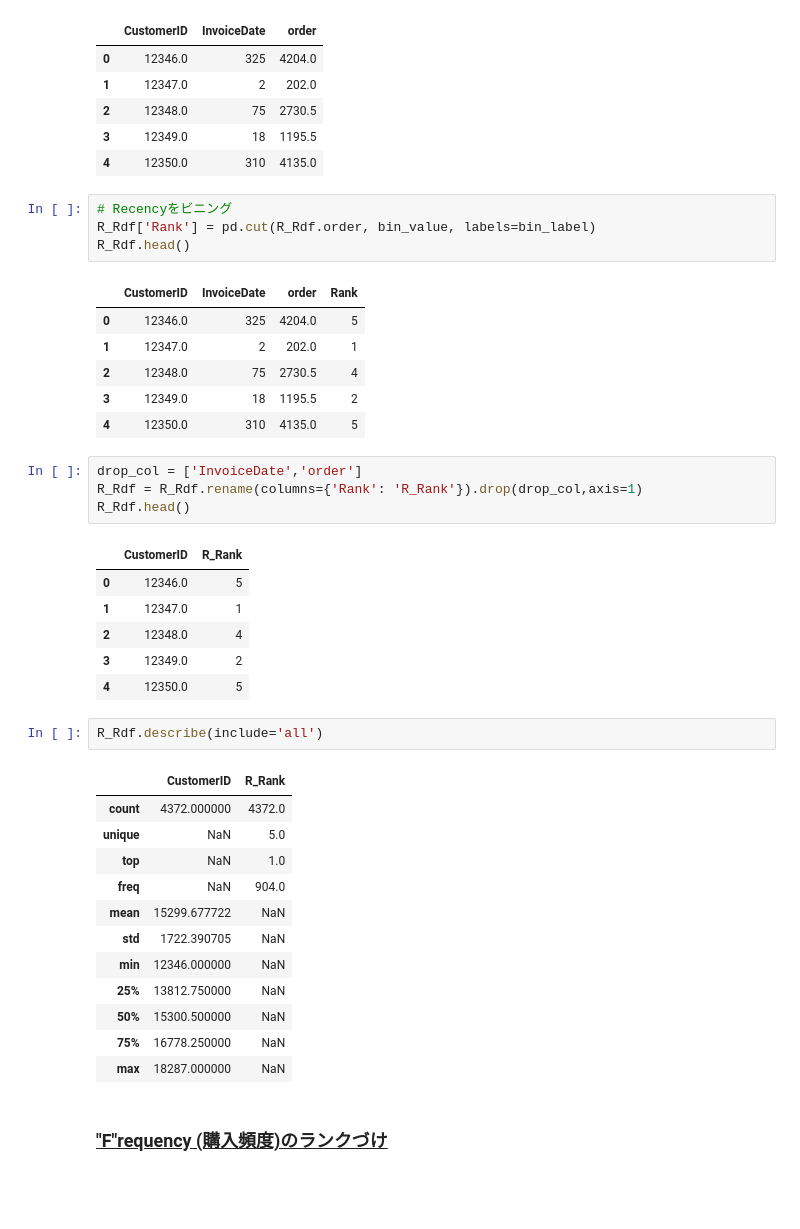
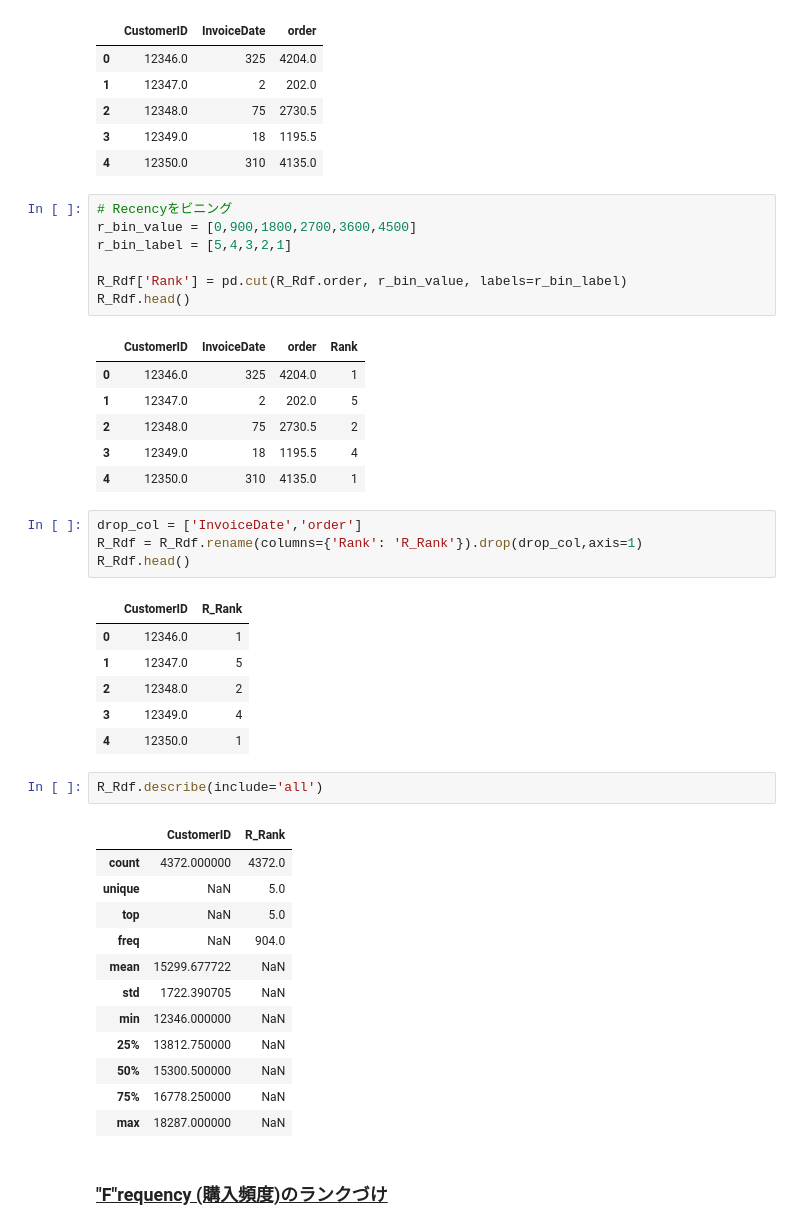
Before and after one commit to selectfromwhere/Data_Analysis_Methods, a Jupyter notebook: RFM_Analysis/RFM_Analisys_Discovery.ipynb, the cells around one changed output. Saved outputs shown, nothing was run; the diff lists cells and outputs as text; blank space fills up the shorter version.

```diff
--- a/RFM_Analysis/RFM_Analisys_Discovery.ipynb
+++ b/RFM_Analysis/RFM_Analisys_Discovery.ipynb
@@ -365,33 +365,36 @@ R_Rdf.head()
 | 4 | 12350.0 | 310 | 4135.0 |
 # %%
 # Recencyをビニング
-R_Rdf['Rank'] = pd.cut(R_Rdf.order, bin_value, labels=bin_label)
+r_bin_value = [0,900,1800,2700,3600,4500]
+r_bin_label = [5,4,3,2,1]
+
+R_Rdf['Rank'] = pd.cut(R_Rdf.order, r_bin_value, labels=r_bin_label)
 R_Rdf.head()
 # %% [output]
 |  | CustomerID | InvoiceDate | order | Rank |
-| 0 | 12346.0 | 325 | 4204.0 | 5 |
-| 1 | 12347.0 | 2 | 202.0 | 1 |
-| 2 | 12348.0 | 75 | 2730.5 | 4 |
-| 3 | 12349.0 | 18 | 1195.5 | 2 |
-| 4 | 12350.0 | 310 | 4135.0 | 5 |
+| 0 | 12346.0 | 325 | 4204.0 | 1 |
+| 1 | 12347.0 | 2 | 202.0 | 5 |
+| 2 | 12348.0 | 75 | 2730.5 | 2 |
+| 3 | 12349.0 | 18 | 1195.5 | 4 |
+| 4 | 12350.0 | 310 | 4135.0 | 1 |
 # %%
 drop_col = ['InvoiceDate','order']
 R_Rdf = R_Rdf.rename(columns={'Rank': 'R_Rank'}).drop(drop_col,axis=1)
 R_Rdf.head()
 # %% [output]
 |  | CustomerID | R_Rank |
-| 0 | 12346.0 | 5 |
-| 1 | 12347.0 | 1 |
-| 2 | 12348.0 | 4 |
-| 3 | 12349.0 | 2 |
-| 4 | 12350.0 | 5 |
+| 0 | 12346.0 | 1 |
+| 1 | 12347.0 | 5 |
+| 2 | 12348.0 | 2 |
+| 3 | 12349.0 | 4 |
+| 4 | 12350.0 | 1 |
 # %%
 R_Rdf.describe(include='all')
 # %% [output]
 |  | CustomerID | R_Rank |
 | count | 4372.000000 | 4372.0 |
 | unique | NaN | 5.0 |
-| top | NaN | 1.0 |
+| top | NaN | 5.0 |
 | freq | NaN | 904.0 |
 | mean | 15299.677722 | NaN |
 | std | 1722.390705 | NaN |
```
Also changed, not shown: parts of 6 cells of this notebook.
